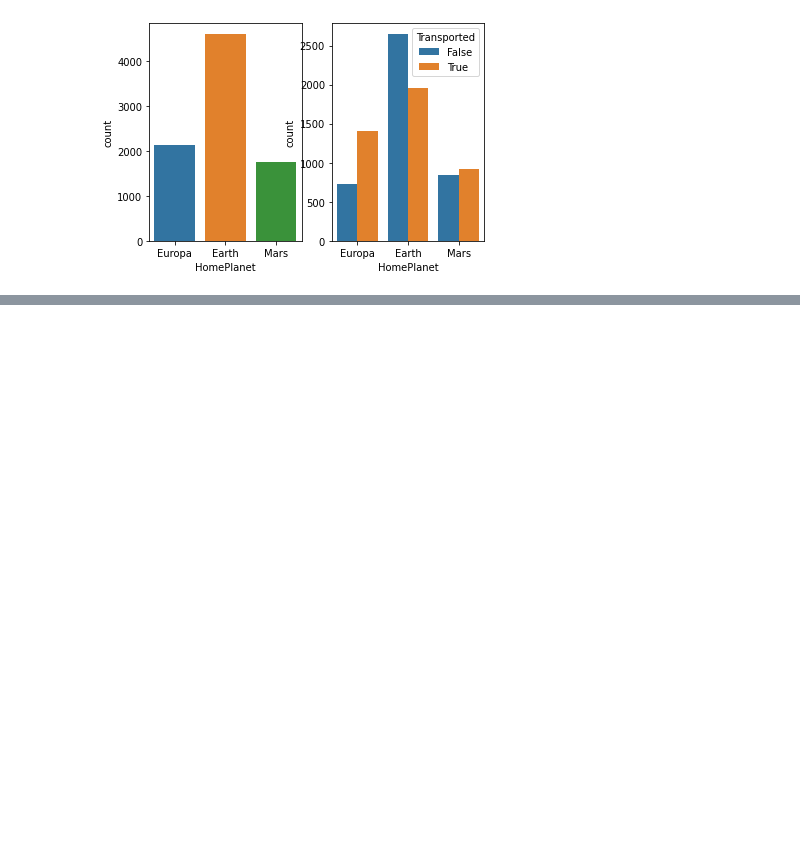
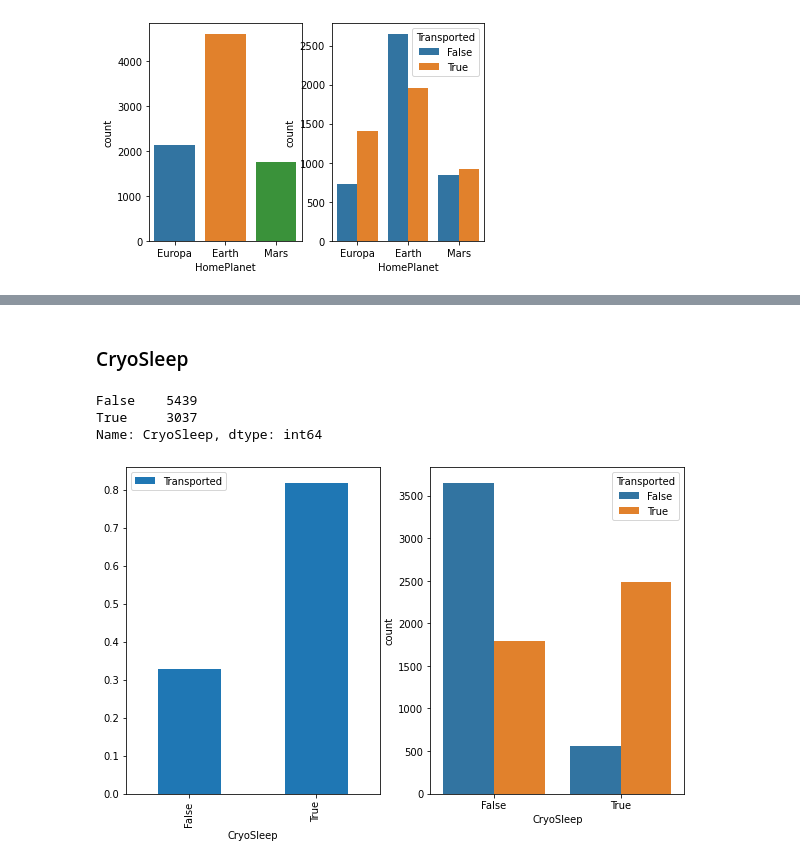
Before and after one commit to sinjy1203/kaggle_MyNotebook, a Jupyter notebook: spaceshiptitanic-binaryclassification-1.ipynb, the cells around one changed output, grey strips where cells are left out. Drawn from its saved outputs; the diff is of its cells as text; code cells hidden in the pictures; blank space fills up the shorter version.

```diff
--- a/spaceshiptitanic-binaryclassification-1.ipynb
+++ b/spaceshiptitanic-binaryclassification-1.ipynb
@@ -217,0 +248,15 @@ plt.show()
+# %% [markdown]
+### CryoSleep
+# %%
+train['CryoSleep'].value_counts()
+# %% [output]
+False    5439
+True     3037
+Name: CryoSleep, dtype: int64
+# %%
+f, ax = plt.subplots(1, 2, figsize=(10, 6))
+train[['CryoSleep', 'Transported']].groupby('CryoSleep').mean().plot.bar(ax=ax[0])
+sns.countplot(x='CryoSleep', data=train, ax=ax[1], hue='Transported')
+plt.show()
+# %% [output]
+[figure, added]
```
Also changed, not shown: parts of 37 cells of this notebook.
